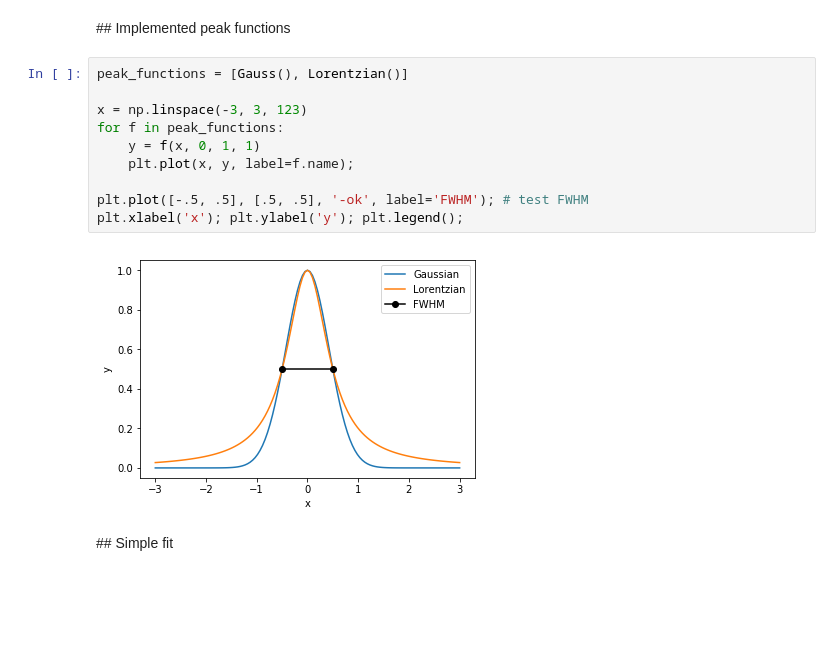
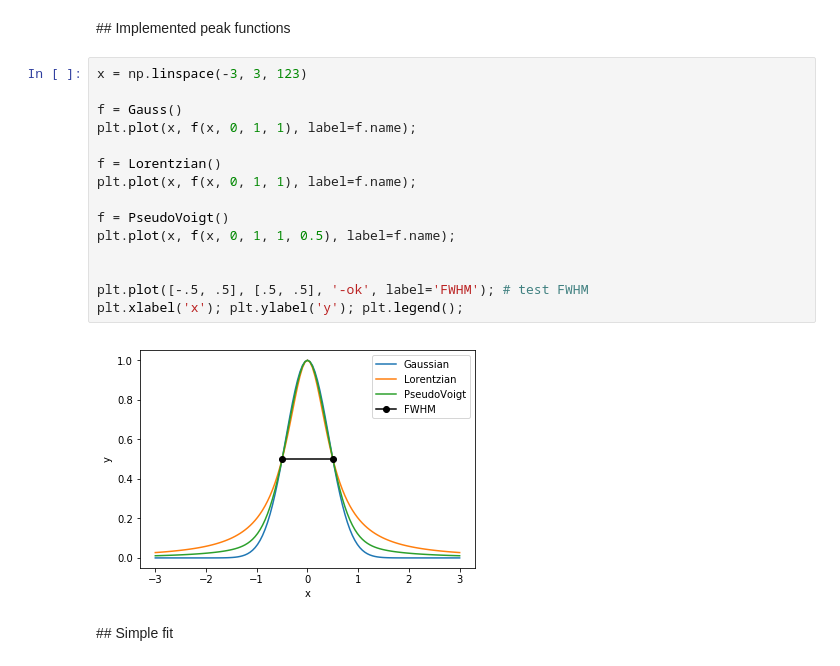
Before and after one commit to xdze2/peakfit, a Jupyter notebook: test_peakfit.ipynb, the cells around one changed output. Saved outputs shown, nothing was run; the diff lists cells and outputs as text; blank space fills up the shorter version.

Commit message:
as pseudo voigt to examples

```diff
--- a/test_peakfit.ipynb
+++ b/test_peakfit.ipynb
@@ -13,17 +13,22 @@ The autoreload extension is already loaded. To reload it, use:
 # %% [markdown]
 ## Implemented peak functions
 # %%
-peak_functions = [Gauss(), Lorentzian()]
+x = np.linspace(-3, 3, 123)
 
-x = np.linspace(-3, 3, 123)
-for f in peak_functions:
-    y = f(x, 0, 1, 1)
-    plt.plot(x, y, label=f.name);
+f = Gauss()
+plt.plot(x, f(x, 0, 1, 1), label=f.name);
+
+f = Lorentzian()
+plt.plot(x, f(x, 0, 1, 1), label=f.name);
+
+f = PseudoVoigt()
+plt.plot(x, f(x, 0, 1, 1, 0.5), label=f.name);
+
 
 plt.plot([-.5, .5], [.5, .5], '-ok', label='FWHM'); # test FWHM
 plt.xlabel('x'); plt.ylabel('y'); plt.legend();
 # %% [output]
-[figure, old version]
+[figure, new version]
 # %% [markdown]
 ## Simple fit
 # %%
```
